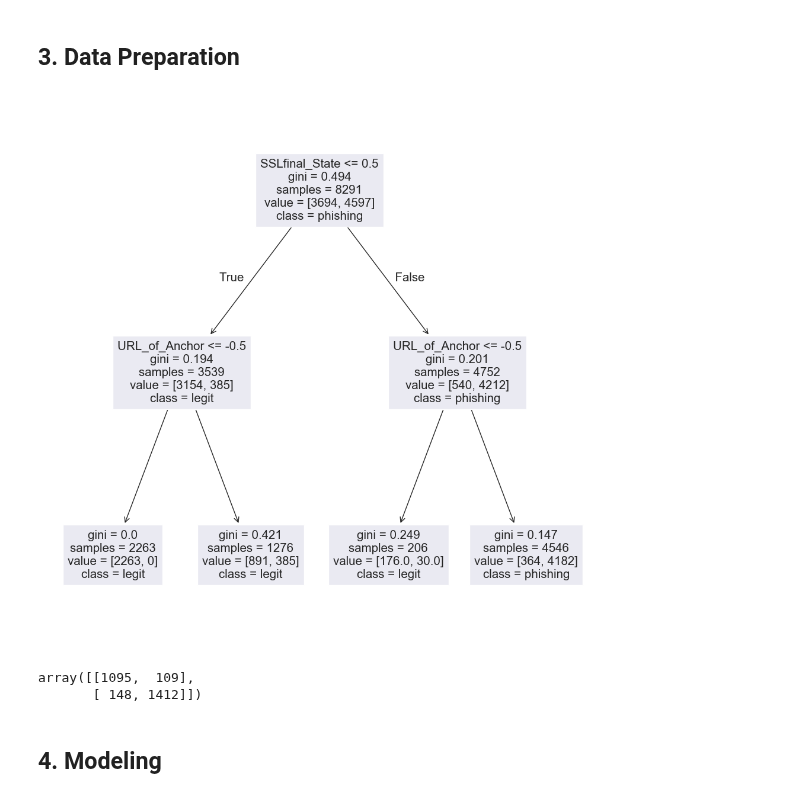
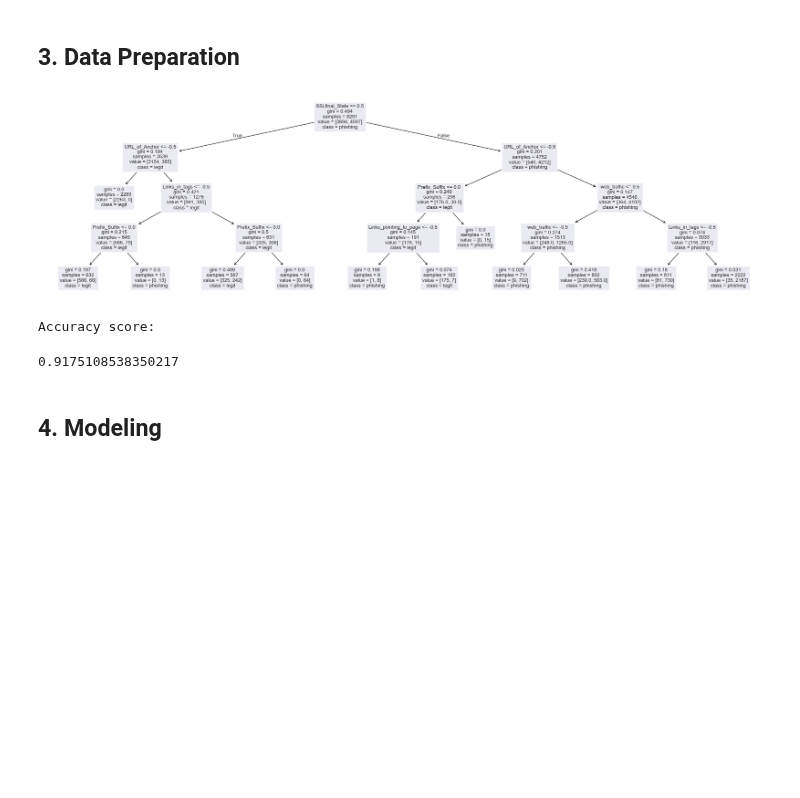
Before and after one commit to SamuliLam/dkko, a Jupyter notebook: decisiontreesandrandforests.ipynb, the cells around one changed output. Drawn from its saved outputs; the diff is of its cells as text; code cells hidden in the pictures; blank space fills up the shorter version.

Commit message:
decisiontreesandrandforests update

```diff
--- a/decisiontreesandrandforests.ipynb
+++ b/decisiontreesandrandforests.ipynb
@@ -9,28 +9,32 @@
 # %%
 import pandas as pd
 import matplotlib.pyplot as plt
 from sklearn.model_selection import train_test_split
 from sklearn.tree import DecisionTreeClassifier, plot_tree
 from sklearn.metrics import confusion_matrix
+from sklearn.metrics import accuracy_score, precision_score, recall_score
 
 df = pd.read_csv('datasets/phishing.csv')
 X = df.drop(['Result'], axis = 1)
 y = df['Result'].astype('category')
 
 X_train, X_test, y_train, y_test = train_test_split(X, y, test_size = 0.25, random_state=20)
 
-model = DecisionTreeClassifier(max_depth=2, random_state=20)
+model = DecisionTreeClassifier(max_depth=4, random_state=20)
 model.fit(X_train, y_train)
 
-fig = plt.figure(figsize = (12, 12))
+fig = plt.figure(figsize = (25, 7))
 plot_tree(model, feature_names = X.keys(), class_names = ['legit', 'phishing'])
 plt.show()
 
-preds = model.predict(X_test)
-confusion_matrix(y_test, preds)
+y_pred = model.predict(X_test)
+confusion_matrix(y_test, y_pred)
+
+print('Accuracy score:')
+accuracy_score(y_test, y_pred)
 # %% [output]
-[figure, old version]
+[figure, new version]
-array([[1095,  109],
-       [ 148, 1412]])
+Accuracy score:
+0.9175108538350217
 # %% [markdown]
 ## 4. Modeling
```
Also changed, not shown: parts of 1 cell of this notebook.
